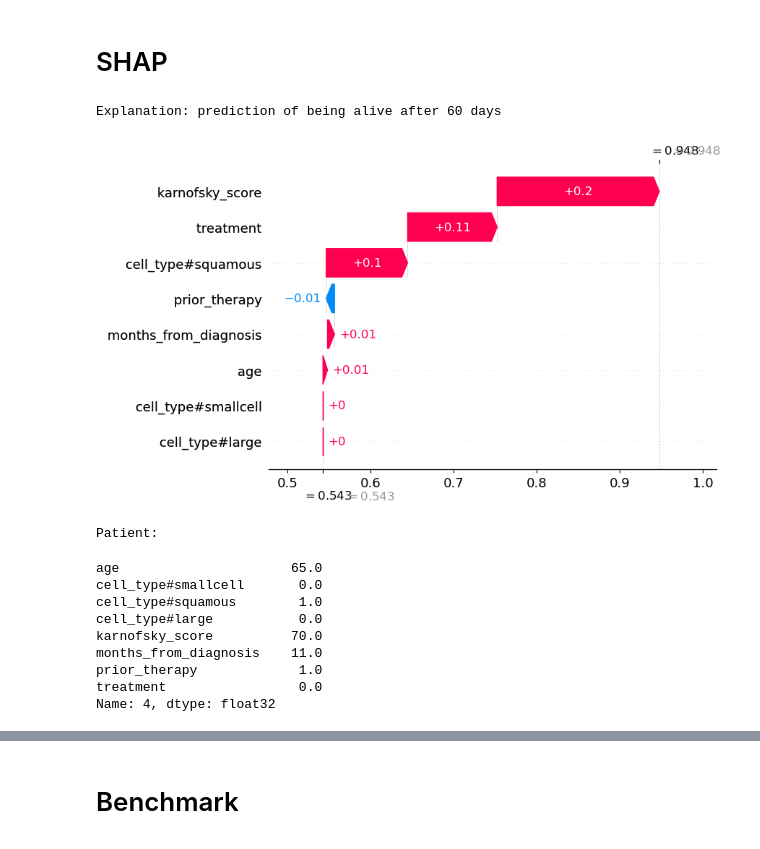
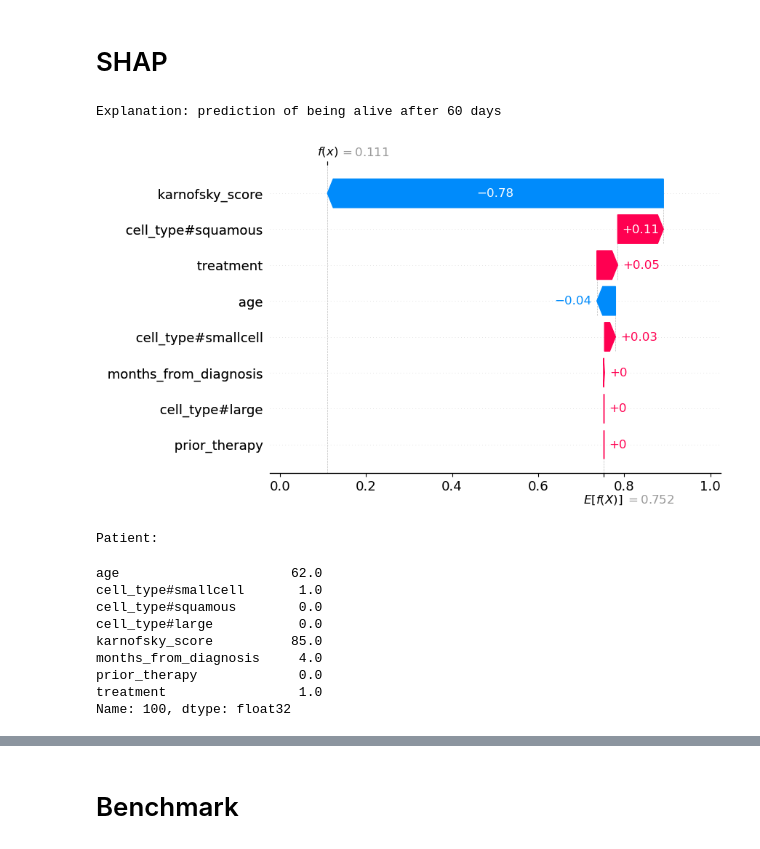
Before and after one commit to srk23/XamelotAPI, a Jupyter notebook: notebooks/Tutorial.ipynb, the cells around one changed output, grey strips where cells are left out. Cells and saved outputs as stored; diff of their text form; code cells hidden in the pictures.

```diff
--- a/notebooks/Tutorial.ipynb
+++ b/notebooks/Tutorial.ipynb
@@ -302,11 +316,11 @@ COX = ScikitCoxModel(
     accessor_code=PSURV_CODE,
     hyperparameters={
         'alpha' : 0.1
-    }
+    },
 )
 
 # Let's train it
-COX.fit(DATA_TRAIN)
+COX.fit(DATA_TRAIN, parameters=dict())
 # %% [output]
 <xmlot.models.scikit.ScikitCoxModel at 0x...>
 # %%
@@ -458,18 +473,20 @@ build_classification_accessor(
 # %% [output]
 xmlot.data.dataframes.build_classification_accessor.<locals>.ClassificationAccessor
 # %%
-from xmlot.data.build import build_classification_from_survival
+from xmlot.data.build import build_single_classification_from_survival as build_classification_from_survival
 
 DATA["pclass"] = build_classification_from_survival(
         DATA,
         60,
-        PSURV_CODE
+        xcens="pcens",
+        xsurv="psurv"
 )
 
 DATA_TRAIN["pclass"] = build_classification_from_survival(
         DATA_TRAIN,
         60,
-        PSURV_CODE
+        xcens="pcens",
+        xsurv="psurv"
 )
 
 # Drop censored data for training
@@ -478,7 +495,8 @@ DATA_TRAIN = DATA_TRAIN.drop(DATA_TRAIN[DATA_TRAIN["pclass"] == 2.0].index)
 DATA_TEST["pclass"] = build_classification_from_survival(
         DATA_TEST,
         60,
-        PSURV_CODE
+        xcens="pcens",
+        xsurv="psurv"
 )
 # %%
 DATA["pclass"] = DATA["pclass"].apply(lambda x: {0.: "Dead", 1.: "Alive", 2.: "Censored"}[x])
@@ -504,4 +522,4 @@ NN = NeuralNet(
 )
 
 # Let's train it
-NN.fit(DATA_TRAIN)
+NN = NN.fit(DATA_TRAIN, parameters=dict())
@@ -535,7 +564,7 @@ T     = 60
 
 X_typical, X   = split_dataset(
     DATA_TEST,
-    [17/137, 120/137],
+    [10/137, 127/137],
         main_target="pclass"
 )
 
@@ -552,32 +581,32 @@ EXPLAINER = shap.KernelExplainer(
 
 SHAP_VALUES = EXPLAINER.shap_values(X)
 # %%
-idx=0
+idx=2
 explained_label = 1  # Alive
 
 print("Explanation: prediction of being alive after 60 days")
 
 shap.plots._waterfall.waterfall_legacy(
     EXPLAINER.expected_value[explained_label],
     SHAP_VALUES[explained_label][idx],
     X.iloc[idx]
 )
 
 print("Patient:")
 SCALER.undo(X).iloc[idx]
 # %% [output]
 Explanation: prediction of being alive after 60 days
-[figure, old version]
+[figure, new version]
 Patient:
-age                      65.0
-cell_type#smallcell       0.0
-cell_type#squamous        1.0
+age                      62.0
+cell_type#smallcell       1.0
+cell_type#squamous        0.0
 cell_type#large           0.0
-karnofsky_score          70.0
-months_from_diagnosis    11.0
-prior_therapy             1.0
-treatment                 0.0
-Name: 4, dtype: float32
+karnofsky_score          85.0
+months_from_diagnosis     4.0
+prior_therapy             0.0
+treatment                 1.0
+Name: 100, dtype: float32
 # %%
 explained_label = 1  # Alive
 
```
Also changed, not shown: parts of 18 cells of this notebook, 2 other files.
